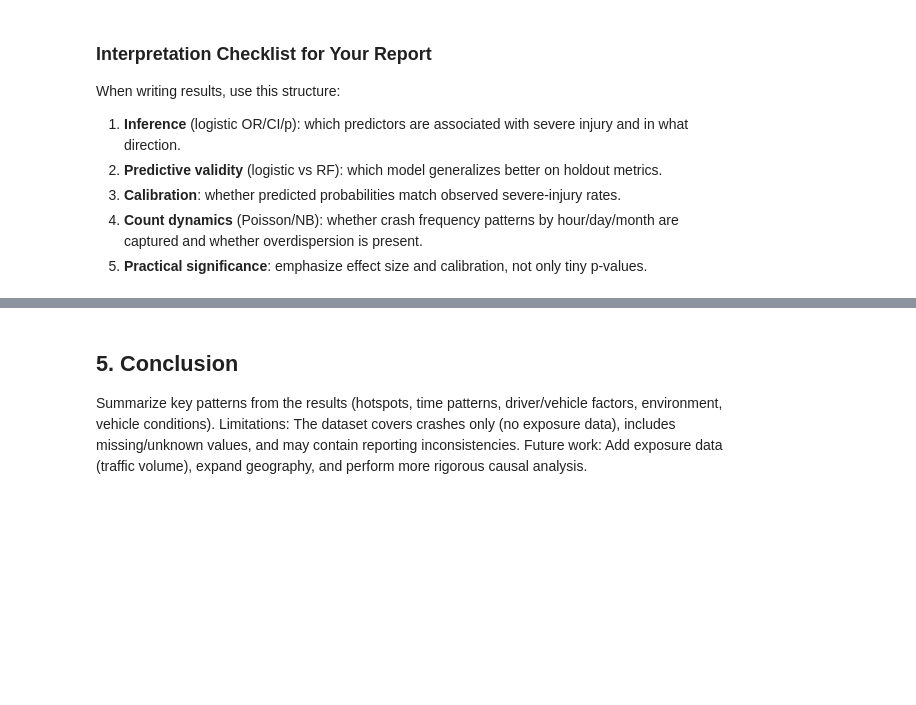
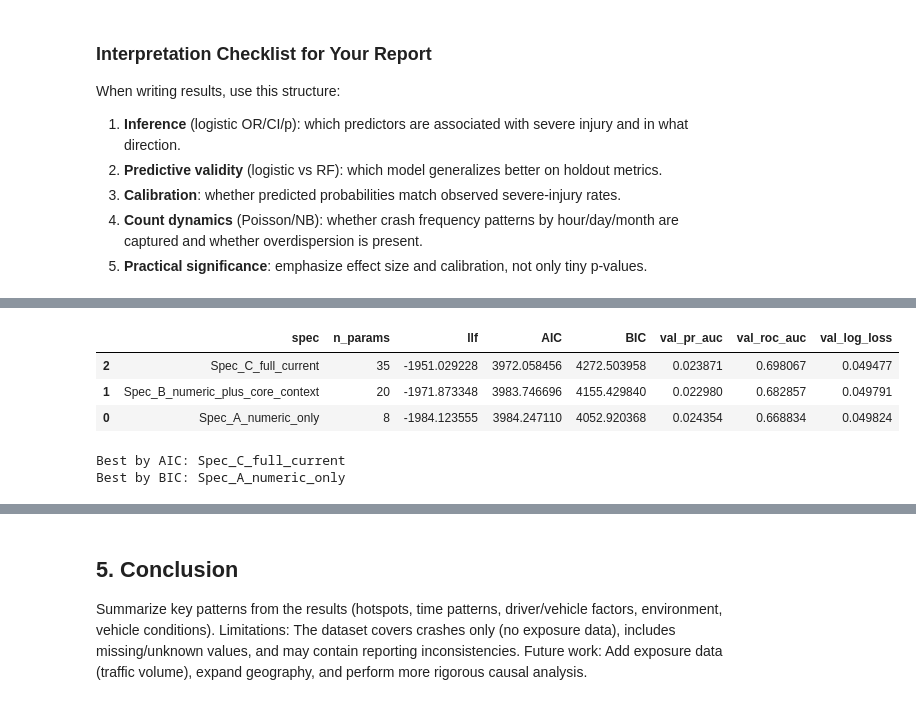
Before and after one commit to lior-benjman/Statistics-pro, a Jupyter notebook: Statistic_research.ipynb, the cells around one changed output, grey strips where cells are left out. Saved outputs shown, nothing was run; the diff lists cells and outputs as text; code cells hidden in the pictures; blank space fills up the shorter version.

```diff
--- a/Statistic_research.ipynb
+++ b/Statistic_research.ipynb
@@ -1934,0 +2381,70 @@ When writing results, use this structure:
+# %%
+# AIC/BIC comparison across logistic specifications (likelihood-based model selection)
+# Build train/validation split for fair predictive comparison of specifications
+X_fit_sm, X_val_sm, y_fit_sm, y_val_sm = train_test_split(
+    X_train, y_train, test_size=0.25, random_state=42, stratify=y_train
+)
+
+specs = {
+    'Spec_A_numeric_only': ['VehicleAge', 'SpeedLimitClean', 'CrashYear', 'SubstanceFlag', 'DistractedFlag', 'VehicleAgeMissing', 'SpeedMissing'],
+    'Spec_B_numeric_plus_core_context': ['VehicleAge', 'SpeedLimitClean', 'CrashYear', 'SubstanceFlag', 'DistractedFlag', 'VehicleAgeMissing', 'SpeedMissing', 'WeatherGroup', 'LightGroup', 'TrafficGroup', 'HourBin'],
+    'Spec_C_full_current': num_cols + cat_cols,
+}
+
+spec_rows = []
+for name, cols in specs.items():
+    tr = X_fit_sm[cols].copy()
+    va = X_val_sm[cols].copy()
+
+    num_part = [c for c in cols if c in num_cols]
+    cat_part = [c for c in cols if c in cat_cols]
+
+    if len(num_part) > 0:
+        med = tr[num_part].median(numeric_only=True)
+        for c in num_part:
+            tr[c] = pd.to_numeric(tr[c], errors='coerce').fillna(med[c])
+            va[c] = pd.to_numeric(va[c], errors='coerce').fillna(med[c])
+
+    for c in cat_part:
+        tr[c] = tr[c].fillna('Missing/Unknown').astype(str)
+        va[c] = va[c].fillna('Missing/Unknown').astype(str)
+
+    tr_dm = pd.get_dummies(tr, columns=cat_part, drop_first=True, dtype=float)
+    va_dm = pd.get_dummies(va, columns=cat_part, drop_first=True, dtype=float)
+    va_dm = va_dm.reindex(columns=tr_dm.columns, fill_value=0.0)
+
+    tr_dm = sm.add_constant(tr_dm, has_constant='add')
+    va_dm = sm.add_constant(va_dm, has_constant='add')
+
+    fit = sm.GLM(y_fit_sm, tr_dm, family=sm.families.Binomial()).fit()
+    p_va = fit.predict(va_dm)
+
+    llf = float(fit.llf)
+    k = int(fit.df_model) + 1  # + intercept
+    n = int(fit.nobs)
+    aic_manual = -2 * llf + 2 * k
+    bic_manual = -2 * llf + k * np.log(max(n, 1))
+
+    spec_rows.append({
+        'spec': name,
+        'n_params': k,
+        'llf': llf,
+        'AIC': aic_manual,
+        'BIC': bic_manual,
+        'val_pr_auc': float(average_precision_score(y_val_sm, p_va)),
+        'val_roc_auc': float(roc_auc_score(y_val_sm, p_va)),
+        'val_log_loss': float(log_loss(y_val_sm, p_va, labels=[0,1])),
+    })
+
+spec_cmp = pd.DataFrame(spec_rows).sort_values(['AIC', 'BIC'])
+display(spec_cmp)
+
+print('Best by AIC:', spec_cmp.iloc[0]['spec'])
+print('Best by BIC:', spec_cmp.sort_values('BIC').iloc[0]['spec'])
+# %% [output]
+|  | spec | n_params | llf | AIC | BIC | val_pr_auc | val_roc_auc | val_log_loss |
+| 2 | Spec_C_full_current | 35 | -1951.029228 | 3972.058456 | 4272.503958 | 0.023871 | 0.698067 | 0.049477 |
+| 1 | Spec_B_numeric_plus_core_context | 20 | -1971.873348 | 3983.746696 | 4155.429840 | 0.022980 | 0.682857 | 0.049791 |
+| 0 | Spec_A_numeric_only | 8 | -1984.123555 | 3984.247110 | 4052.920368 | 0.024354 | 0.668834 | 0.049824 |
+Best by AIC: Spec_C_full_current
+Best by BIC: Spec_A_numeric_only
```
Also changed, not shown: parts of 15 cells of this notebook, 3 other files.
